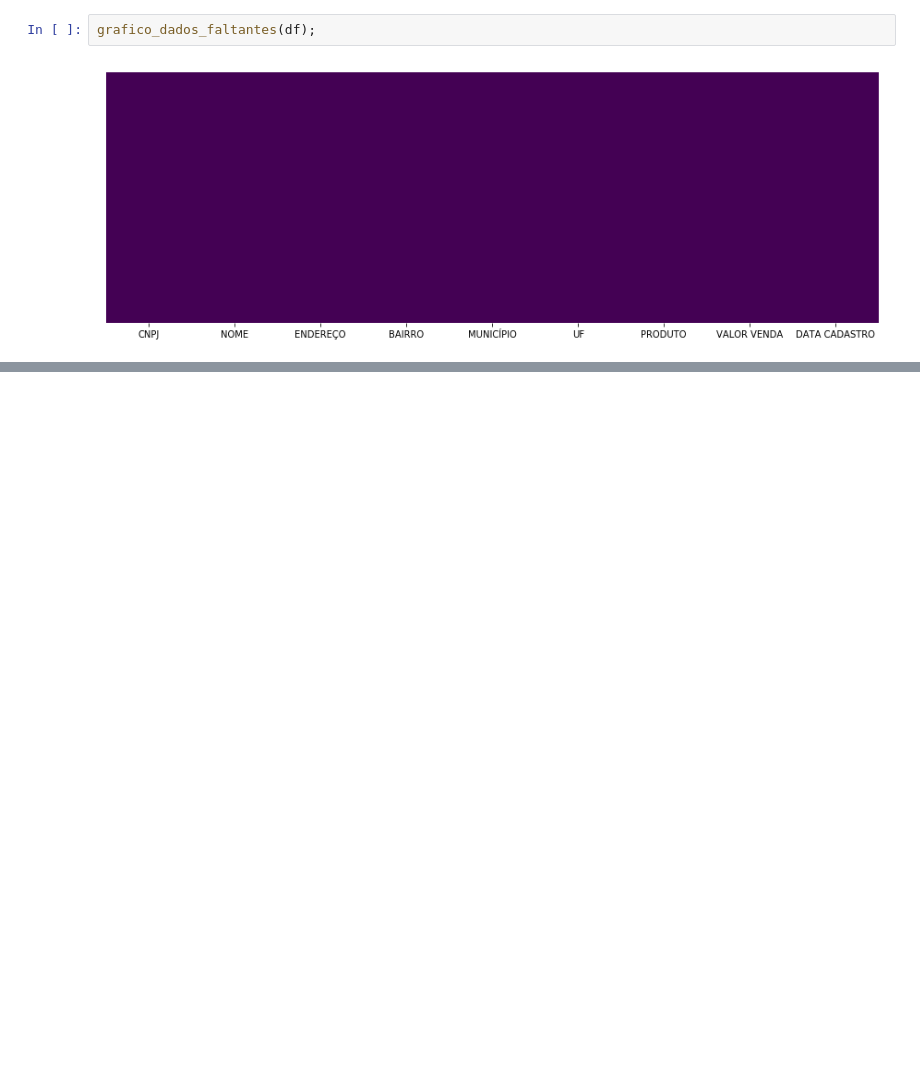
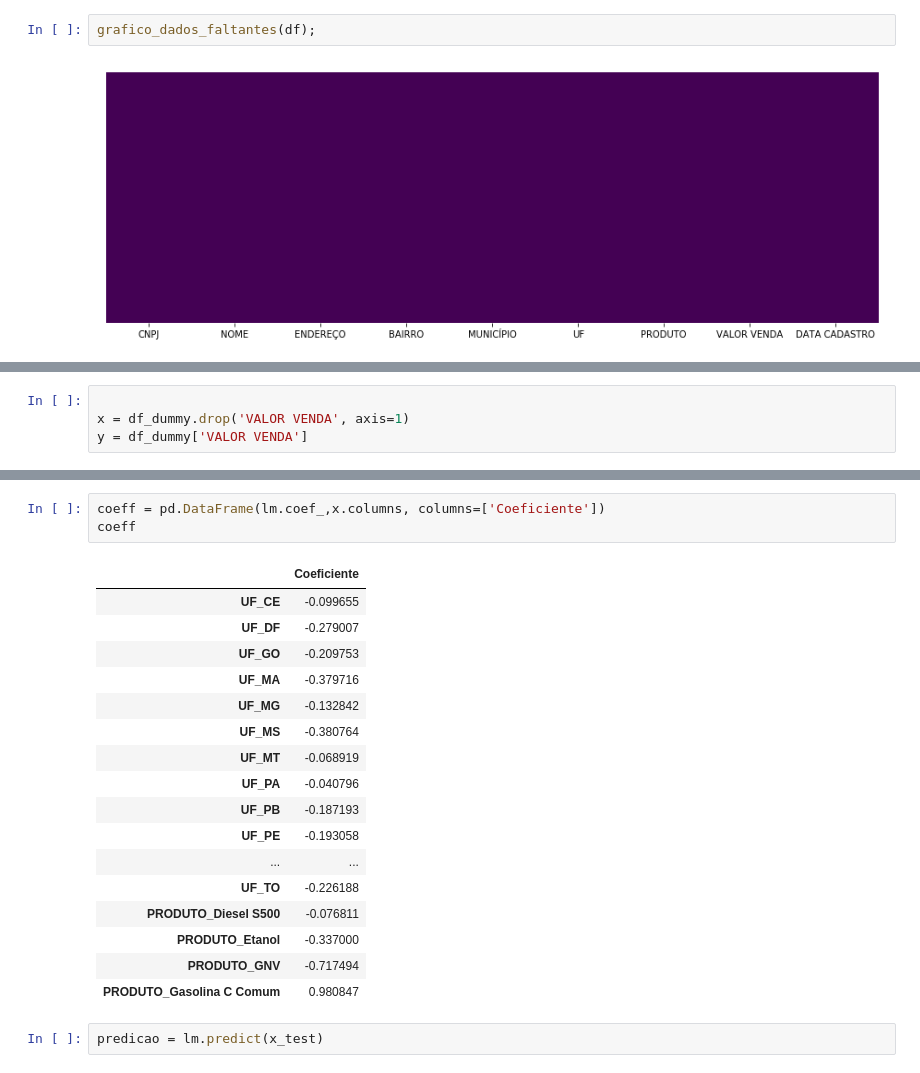
Before and after one commit to vitorioluis/Machine-Learning, a Jupyter notebook: Predicao_preco_combustivel/prever_preco_combustivel.ipynb, the cells around one changed output, grey strips where cells are left out. Cells and saved outputs as stored; diff of their text form; blank space fills up the shorter version.

```diff
--- a/Predicao_preco_combustivel/prever_preco_combustivel.ipynb
+++ b/Predicao_preco_combustivel/prever_preco_combustivel.ipynb
@@ -74,0 +160,4 @@ Name: PRODUTO, dtype: int64
+# %%
+
+x = df_dummy.drop('VALOR VENDA', axis=1)
+y = df_dummy['VALOR VENDA']
@@ -74,0 +177,23 @@ Name: PRODUTO, dtype: int64
+# %%
+coeff = pd.DataFrame(lm.coef_,x.columns, columns=['Coeficiente'])
+coeff
+# %% [output]
+|  | Coeficiente |
+| UF_CE | -0.099655 |
+| UF_DF | -0.279007 |
+| UF_GO | -0.209753 |
+| UF_MA | -0.379716 |
+| UF_MG | -0.132842 |
+| UF_MS | -0.380764 |
+| UF_MT | -0.068919 |
+| UF_PA | -0.040796 |
+| UF_PB | -0.187193 |
+| UF_PE | -0.193058 |
+| ... | ... |
+| UF_TO | -0.226188 |
+| PRODUTO_Diesel S500 | -0.076811 |
+| PRODUTO_Etanol | -0.337000 |
+| PRODUTO_GNV | -0.717494 |
+| PRODUTO_Gasolina C Comum | 0.980847 |
+# %%
+predicao = lm.predict(x_test)
```
Also changed, not shown: parts of 20 cells of this notebook, 5 other files.
